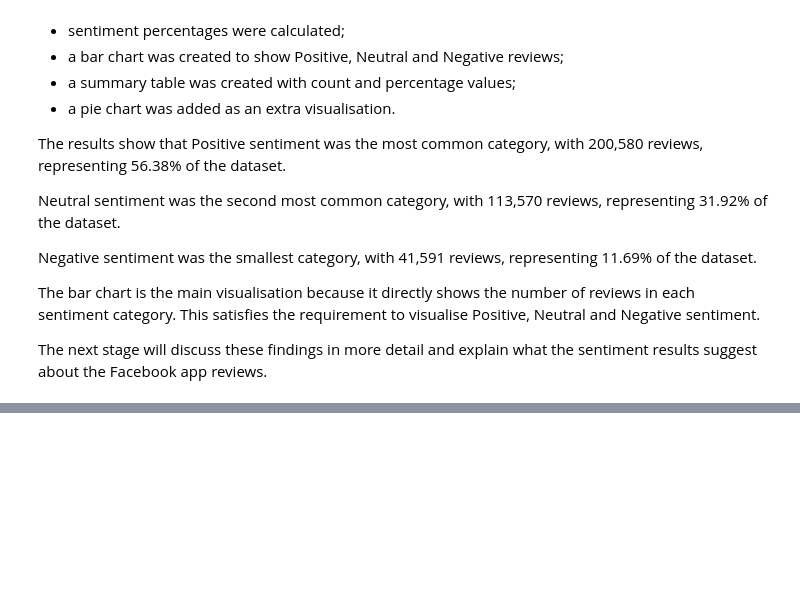
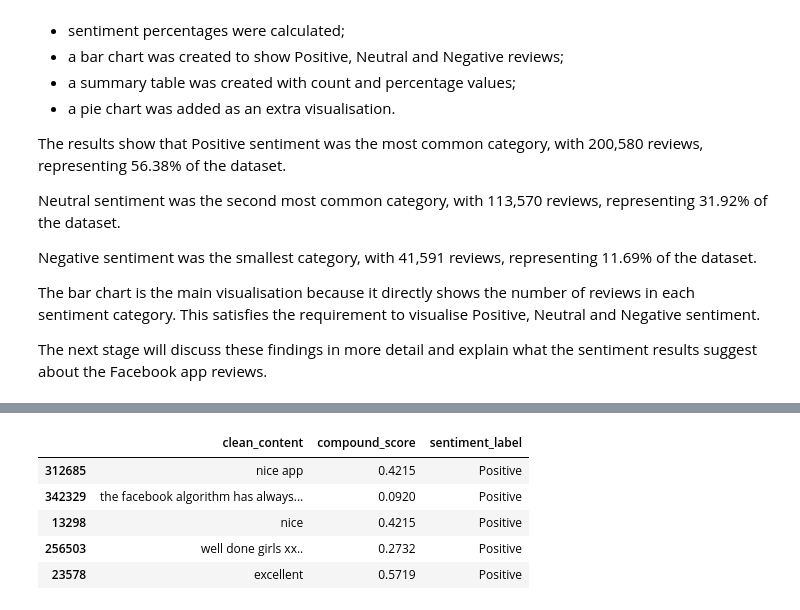
Before and after one commit to ThiagoGoncos/CCT-machine-learning-neural-network-sentiment-analysis, a Jupyter notebook: ThiagoGoncalves_ML_CA2.ipynb, the cells around one changed output, grey strips where cells are left out. Cells and saved outputs as stored; diff of their text form; code cells hidden in the pictures; blank space fills up the shorter version.

```diff
--- a/ThiagoGoncalves_ML_CA2.ipynb
+++ b/ThiagoGoncalves_ML_CA2.ipynb
@@ -3482,0 +3525,14 @@ The next stage will discuss these findings in more detail and explain what the s
+# %%
+# Display examples of positive reviews
+positive_examples = sentiment_text_df[
+    sentiment_text_df["sentiment_label"] == "Positive"
+][["clean_content", "compound_score", "sentiment_label"]].sample(5, random_state=42)
+
+positive_examples
+# %% [output]
+|  | clean_content | compound_score | sentiment_label |
+| 312685 | nice app | 0.4215 | Positive |
+| 342329 | the facebook algorithm has always... | 0.0920 | Positive |
+| 13298 | nice | 0.4215 | Positive |
+| 256503 | well done girls xx.. | 0.2732 | Positive |
+| 23578 | excellent | 0.5719 | Positive |
```
Also changed, not shown: parts of 16 cells of this notebook.
